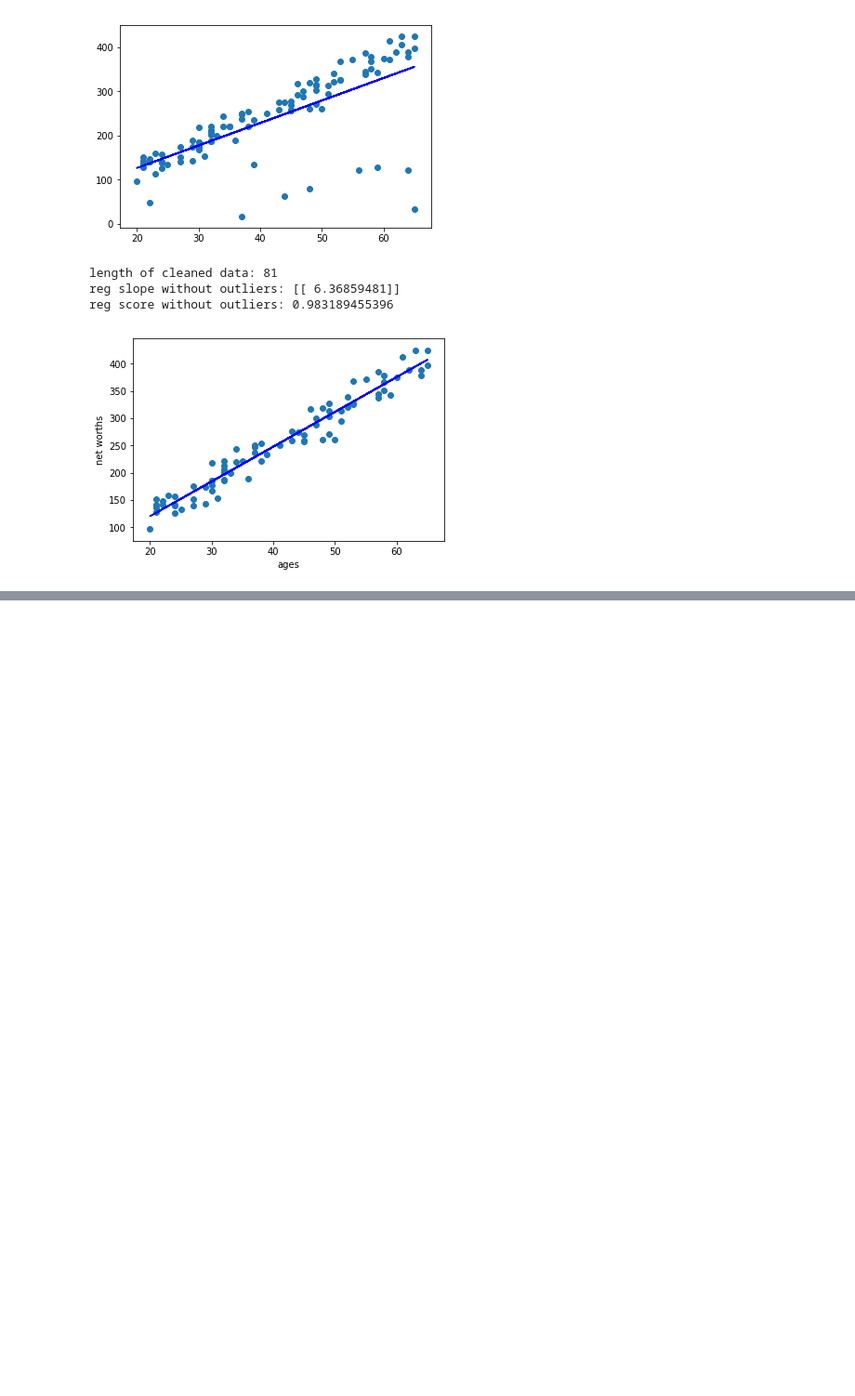
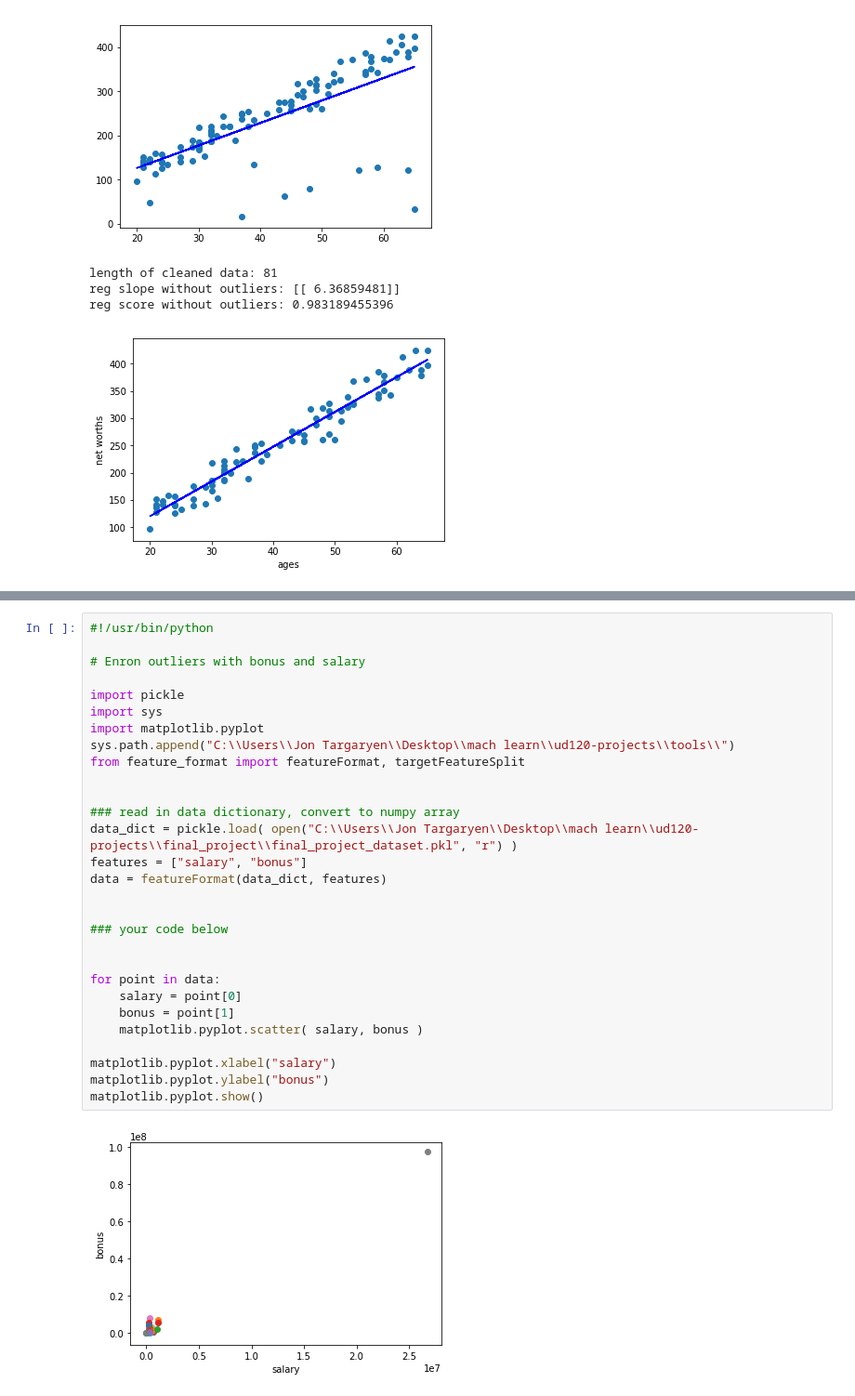
Before and after one commit to Rithvik-Kranti/Enron-Data-Project, a Jupyter notebook: data set and questions.ipynb, the cells around one changed output, grey strips where cells are left out. Shown at 93% size. Saved outputs shown, nothing was run; the diff lists cells and outputs as text; blank space fills up the shorter version.

Commit message:
outlier with enron 2 feat

```diff
--- a/data set and questions.ipynb
+++ b/data set and questions.ipynb
@@ -710,0 +714,31 @@ reg score without outliers: 0.983189455396
+# %%
+#!/usr/bin/python
+
+# Enron outliers with bonus and salary
+
+import pickle
+import sys
+import matplotlib.pyplot
+sys.path.append("C:\\Users\\Jon Targaryen\\Desktop\\mach learn\\ud120-projects\\tools\\")
+from feature_format import featureFormat, targetFeatureSplit
+
+
+### read in data dictionary, convert to numpy array
+data_dict = pickle.load( open("C:\\Users\\Jon Targaryen\\Desktop\\mach learn\\ud120-projects\\final_project\\final_project_dataset.pkl", "r") )
+features = ["salary", "bonus"]
+data = featureFormat(data_dict, features)
+
+
+### your code below
+
+
+for point in data:
+    salary = point[0]
+    bonus = point[1]
+    matplotlib.pyplot.scatter( salary, bonus )
+
+matplotlib.pyplot.xlabel("salary")
+matplotlib.pyplot.ylabel("bonus")
+matplotlib.pyplot.show()
+# %% [output]
+[figure, added]
```
Also changed, not shown: parts of 3 cells of this notebook.
